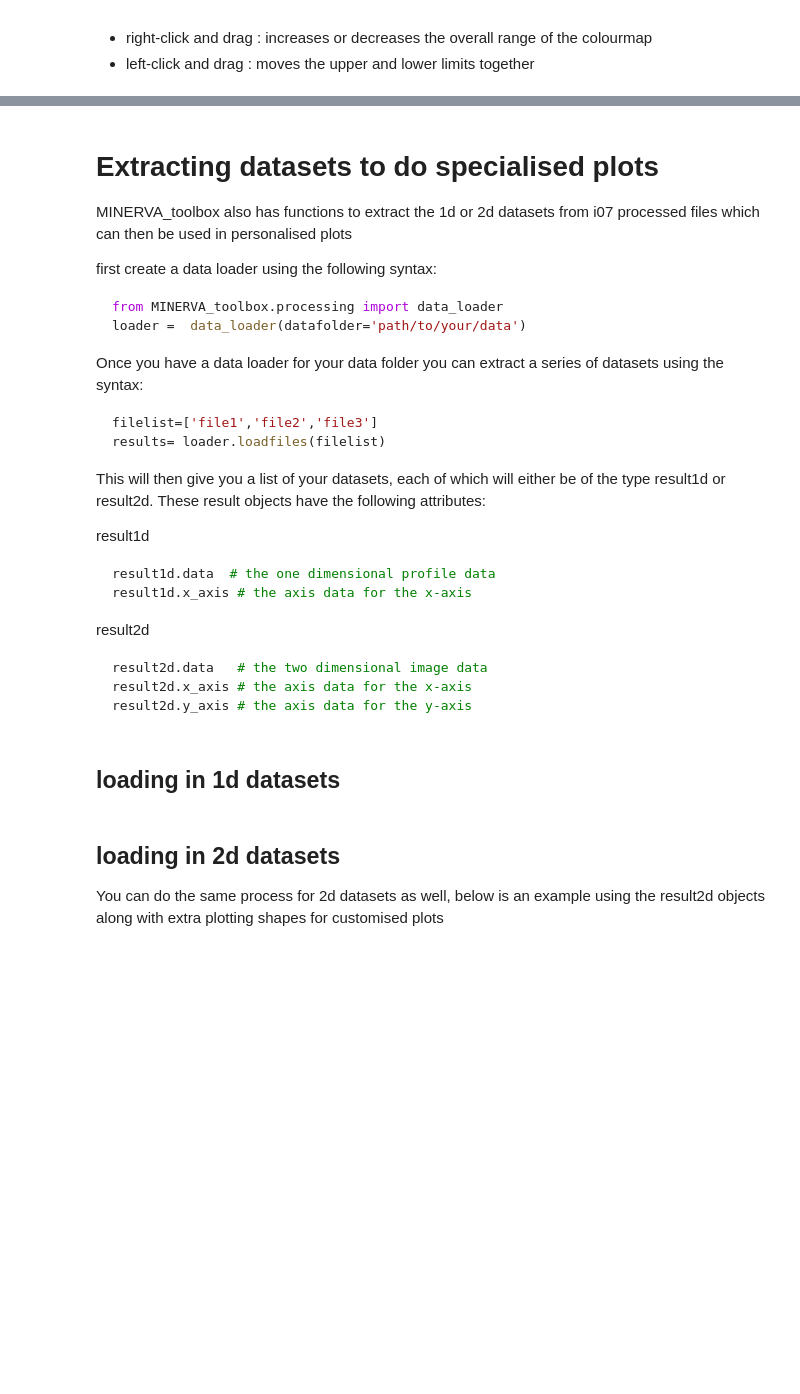
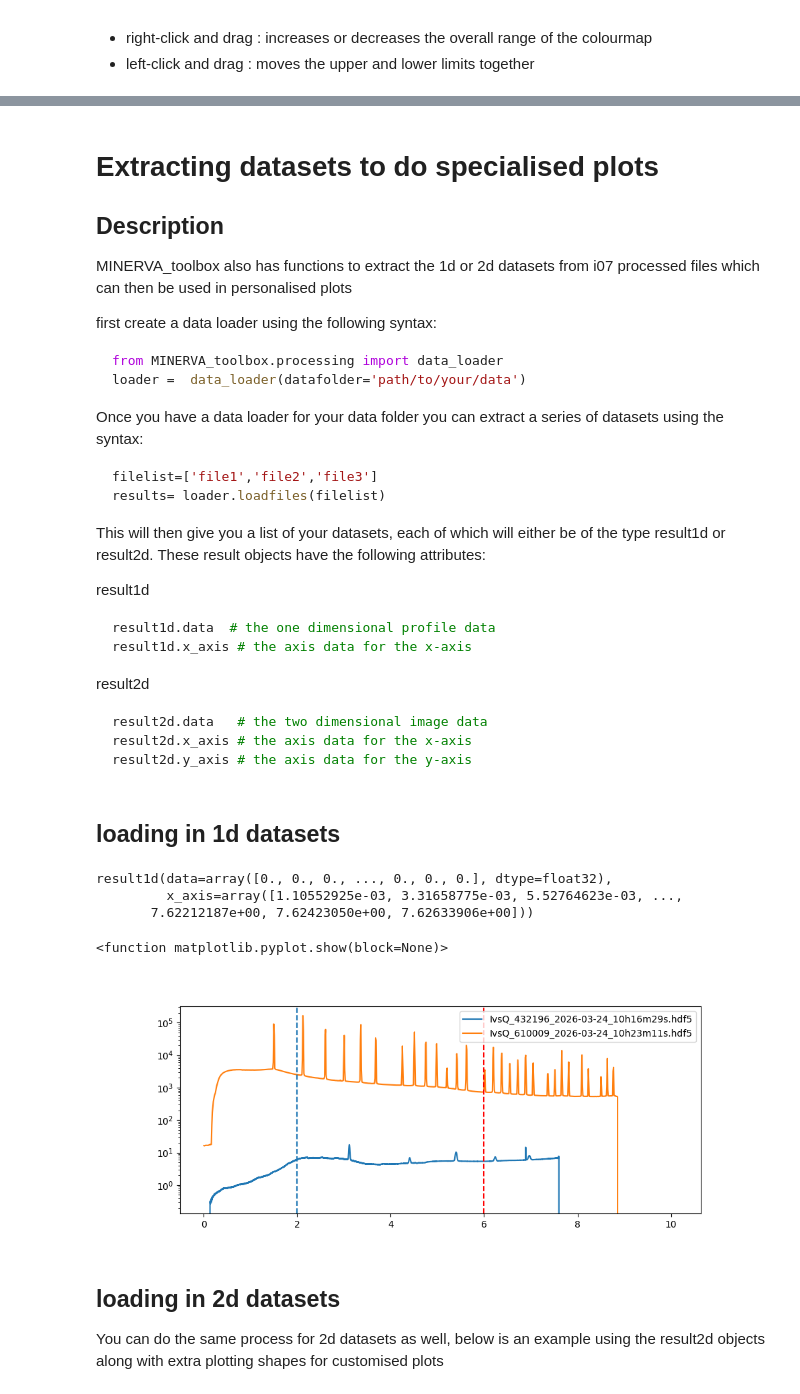
Before and after one commit to P-Mousley/MINERVA_training, a Jupyter notebook: MINERVA_toolbox_guide.ipynb, the cells around one changed output, grey strips where cells are left out. Saved outputs shown, nothing was run; the diff lists cells and outputs as text; code cells hidden in the pictures; blank space fills up the shorter version.

```diff
--- a/MINERVA_toolbox_guide.ipynb
+++ b/MINERVA_toolbox_guide.ipynb
@@ -122,6 +150,7 @@ combo_plotter.plot_files(filenames,ind1vals,ind2vals,logscale=True)
 # %% [markdown]
 # Extracting datasets to do specialised plots
 
+## Description
 MINERVA_toolbox also has functions to extract the 1d or 2d datasets from i07 processed files which can then be used in personalised plots
 
 first create a data loader using the following syntax:
@@ -163,27 +193,40 @@ import matplotlib.pyplot as plt
 # %%
+folder1='/dls/i07/data/2026/cm44146-1/ExampleData/output'
+
+
 #create your data loader for your data directory path
-loader=data_loader(datafolder='/dls/science/users/rpy65944/I07_work/MINERVA_analysis/MINERVA_training/example_data')
+loader=data_loader(datafolder=folder1)
 
 #choose which datasets you want to load
-testivqfiles=['IvsQ_531473_2026-03-24_13h40m31s.hdf5','IvsQ_432196_2026-03-24_13h39m32s.hdf5']
+example_ivqfiles=['IvsQ_432196_2026-03-24_10h16m29s.hdf5','IvsQ_610009_2026-03-24_10h23m11s.hdf5']
 
 # load the files into a results object
-ivqresults=loader.loadfiles(testivqfiles)
+ivqresults=loader.loadfiles(example_ivqfiles)
+# %%
+data1=ivqresults[0]
+pprint(data1)
+# %% [output]
+result1d(data=array([0., 0., 0., ..., 0., 0., 0.], dtype=float32),
+         x_axis=array([1.10552925e-03, 3.31658775e-03, 5.52764623e-03, ...,
+       7.62212187e+00, 7.62423050e+00, 7.62633906e+00]))
 # %%
 #set interactive ipympl
 %matplotlib ipympl
 
 #create your figure
 fig,axs=plt.subplots(figsize=(10,4))
 
 #use the result objects from the results list to plot onto the graph
 for num,res in enumerate(ivqresults):
-    axs.semilogy(res.x_axis,res.data,label=testivqfiles[num])
+    axs.semilogy(res.x_axis,res.data,label=example_ivqfiles[num])
 
 axs.axvline(2,ls='--')
 axs.axvline(6,ls='--',color='red')
 plt.legend()
 plt.show
+# %% [output]
+<function matplotlib.pyplot.show(block=None)>
+[figure, added]
 # %% [markdown]
 ## loading in 2d datasets
 You can do the same process for 2d datasets as well, below is an example using the result2d objects along with extra plotting shapes for customised plots
```
Also changed, not shown: parts of 23 cells of this notebook.
